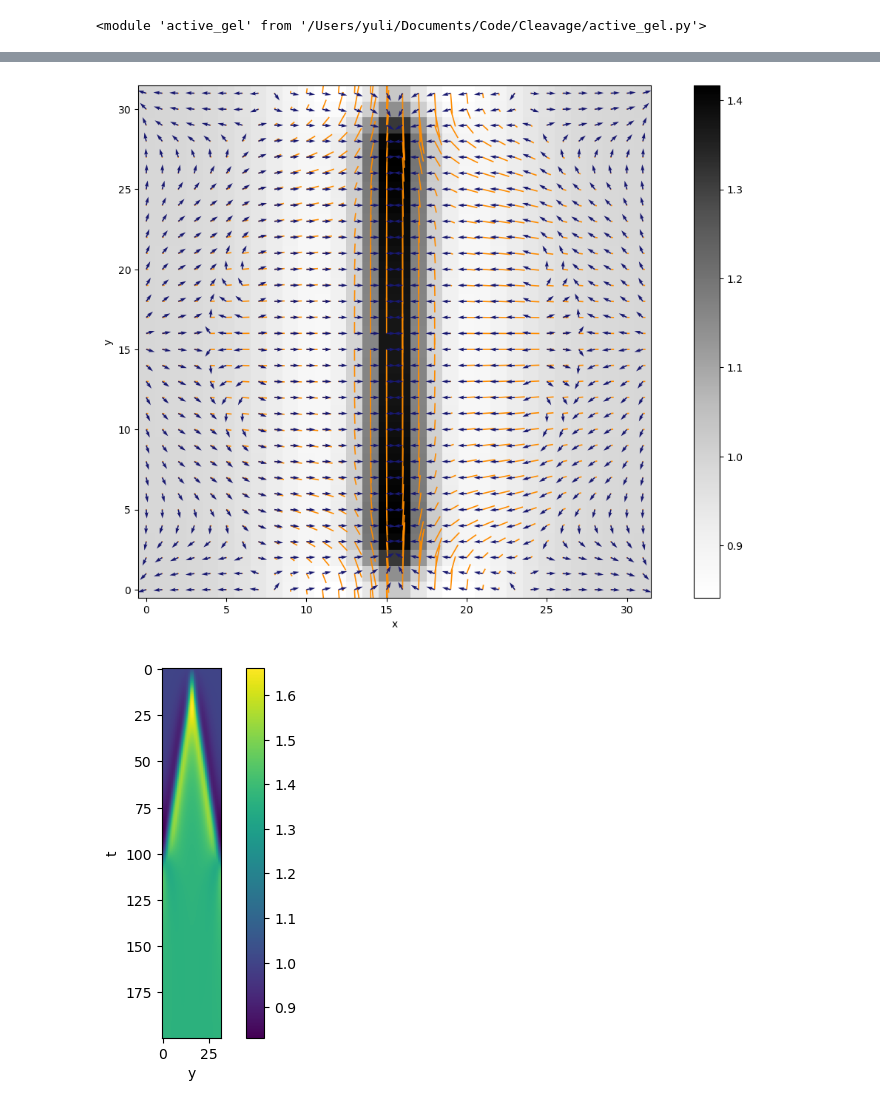
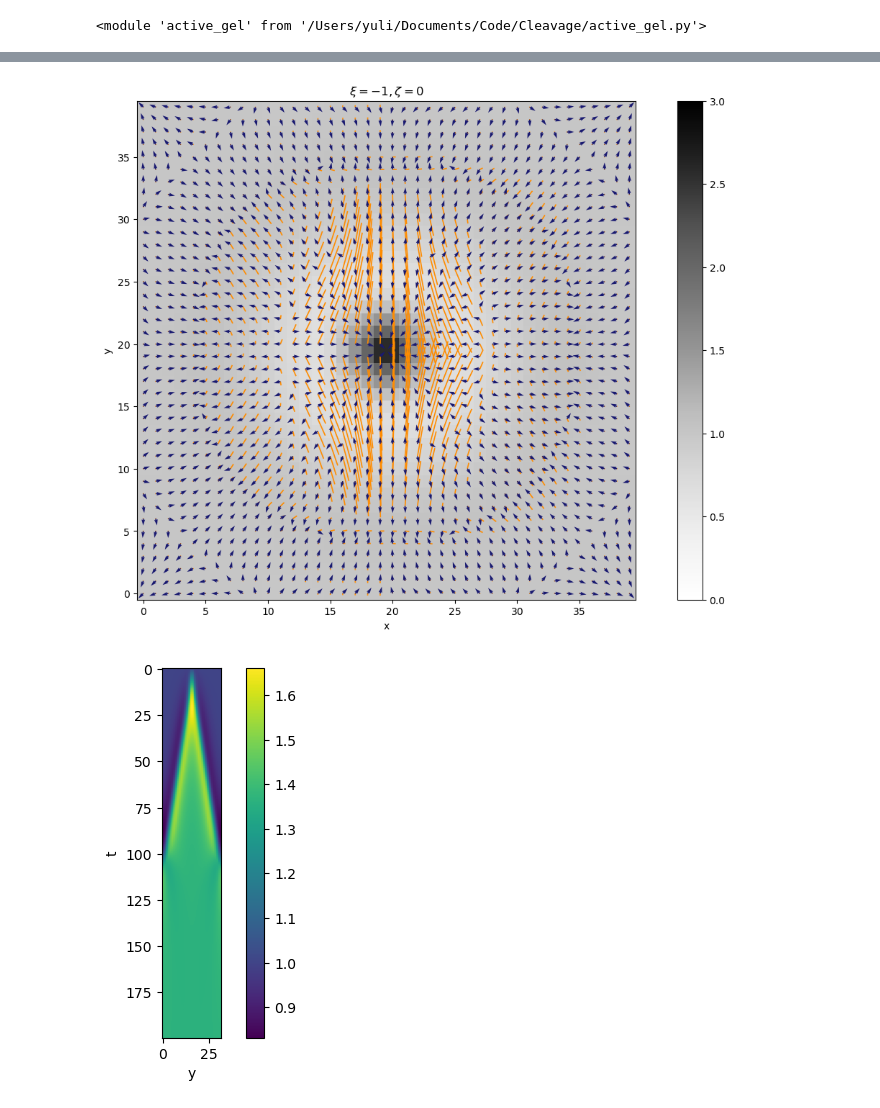
Before and after one commit to Irene-Li/Zebrafish_cleavage, a Jupyter notebook: active_gel.ipynb, the cells around one changed output, grey strips where cells are left out. Drawn from its saved outputs; the diff is of its cells as text; code cells hidden in the pictures.

```diff
--- a/active_gel.ipynb
+++ b/active_gel.ipynb
@@ -45,17 +45,17 @@ def nematic_to_xy(Q, q):
     return A*np.cos(theta/2), A*np.sin(theta/2)
 # %%
 b1 = 1 # nematic coupling to velocity
-b2 = 15 # motility/diffusion constant
-chi = 0.1 # parameter of the free energy
-kappa = 1 # parameter of the free energy
+b2 = 1 # motility/diffusion constant
+chi = 1 # parameter of the free energy
+kappa = 0.1 # parameter of the free energy
 etas = [1, 0] # eta0: viscosity , eta1: compressibility
-xi = - 0.5 # contractility of actin
-zeta = - 0.2 # contribution of nematic order to active stress
-k = 0.1 # density decay rate
-gamma = 1 # friction
+xi = -1 # contractility of actin
+zeta = -0 # contribution of nematic order to active stress
+k = 0.2 # density decay rate
+gamma = 0.5 # friction
 
-L = 32
-T = 200
+L = 40
+T = 100
 n_frames = int(T)
 
 init = np.zeros((L*L*3))
@@ -64,8 +64,11 @@ init[-L*L:] = np.random.normal(scale=0.01, size=L*L)+1
 
 indices = np.linspace(0, L, L) - L/2
 y, x = np.meshgrid(indices, indices)
-source = lambda t: np.ones((L, L)) + np.exp(-x**2/10)*(1 - np.tanh((np.abs(y)-t/(T/2)*(L/2))))/2
+source = lambda t: np.ones((L, L))  #+ 0.5*(1 - np.tanh((np.abs(x)-(L/8))))/2 *(1 - np.tanh((np.abs(y)-(L/8))))/2
 
-m = active_gel.ActiveGel2D(b1, b2, chi, kappa, etas, xi, zeta, k, gamma, source)
-m.initialise(L, T, n_frames, init=init)
-m.evolve()
+plt.title('contractility')
+plt.imshow(source(0).T, vmin=0, cmap='Blues', origin='lower')
+plt.colorbar()
+plt.xlabel('x')
+plt.ylabel('y')
+plt.show()
@@ -72,19 +82,19 @@ m.evolve()
 # %%
 v_hat = m.v/np.sqrt(np.sum(m.v**2, axis=1))[:, np.newaxis]
 
-t = 100
+t = -1
 Qx, Qy = nematic_to_xy(m.Q[t].T, m.q[t].T)
 plt.figure(figsize=(15, 9))
 plt.quiver(Qx, Qy, color='darkorange', headlength=0, headwidth=0, headaxislength=0)
 plt.quiver(v_hat[t, 0].T, v_hat[t, 1].T, color='midnightblue')
-plt.imshow(m.rho[t].T, origin='lower', cmap='Greys')
-# plt.title('v')
+plt.imshow(m.rho[t].T, origin='lower', cmap='Greys', vmin=0, vmax=3)
+plt.title(r'$\xi ={{{}}}, \zeta={{{}}}$'.format(xi, zeta))
 plt.xlabel('x')
 plt.ylabel('y')
 plt.colorbar()
 plt.show()
 # %% [output]
-[figure, old version]
+[figure, new version]
 # %%
 plt.imshow(m.rho[:, 15])
 plt.xlabel('y')
```
Also changed, not shown: parts of 2 cells of this notebook, 3 other files.
